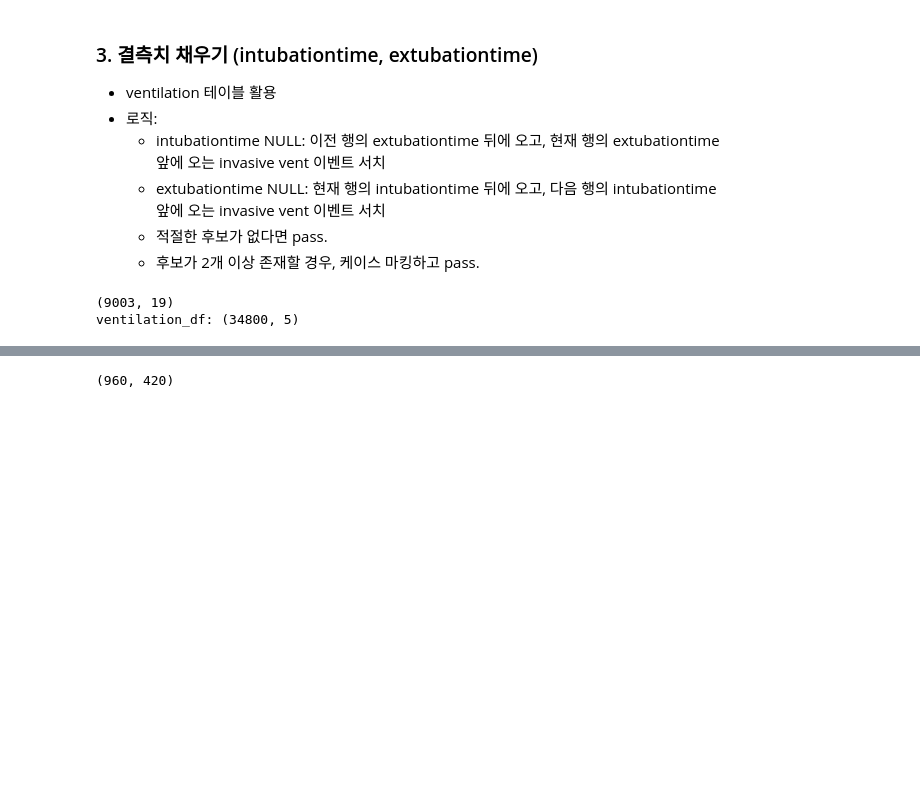
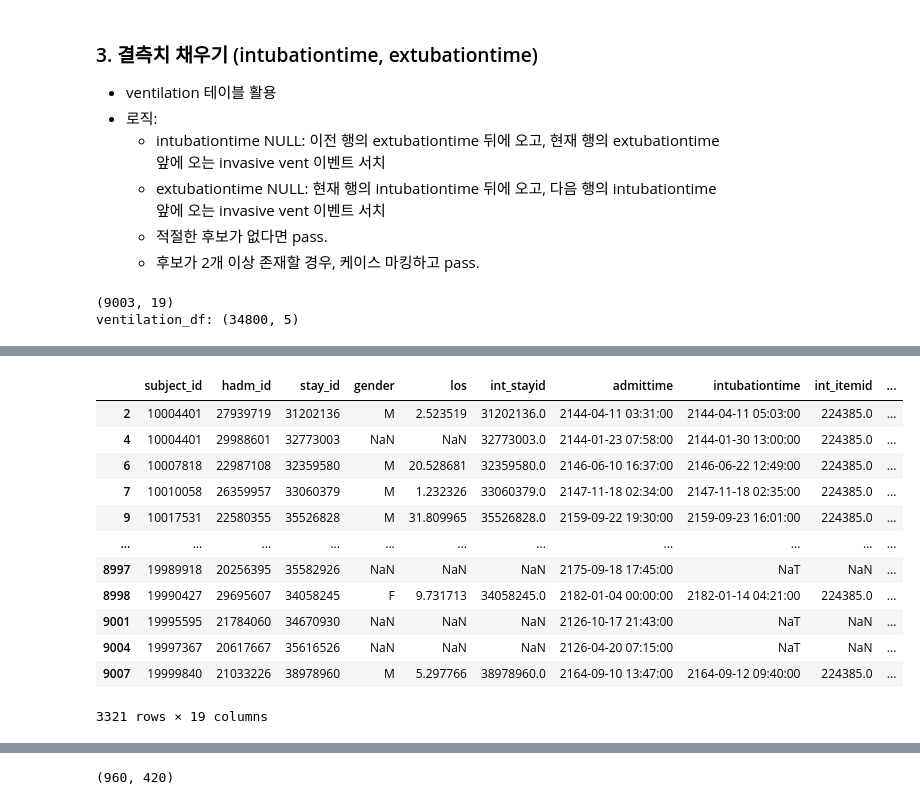
Before and after one commit to sujungleeml/P1_extubationfailure, a Jupyter notebook: 이수정/mimic4_ext_codes/00_subjectlist_prepare02_alignment.ipynb, the cells around one changed output, grey strips where cells are left out. Cells and saved outputs as stored; diff of their text form; code cells hidden in the pictures; blank space fills up the shorter version.

```diff
--- a/이수정/mimic4_ext_codes/00_subjectlist_prepare02_alignment.ipynb
+++ b/이수정/mimic4_ext_codes/00_subjectlist_prepare02_alignment.ipynb
@@ -232,3 +297,19 @@ ventilation_df: (34800, 5)
+# %%
+paired_df[paired_df.intubationtime.isna() | paired_df.extubationtime.isna()]
+# %% [output]
+|  | subject_id | hadm_id | stay_id | gender | los | int_stayid | admittime | intubationtime | int_itemid | ... |
+| 2 | 10004401 | 27939719 | 31202136 | M | 2.523519 | 31202136.0 | 2144-04-11 03:31:00 | 2144-04-11 05:03:00 | 224385.0 | ... |
+| 4 | 10004401 | 29988601 | 32773003 | NaN | NaN | 32773003.0 | 2144-01-23 07:58:00 | 2144-01-30 13:00:00 | 224385.0 | ... |
+| 6 | 10007818 | 22987108 | 32359580 | M | 20.528681 | 32359580.0 | 2146-06-10 16:37:00 | 2146-06-22 12:49:00 | 224385.0 | ... |
+| 7 | 10010058 | 26359957 | 33060379 | M | 1.232326 | 33060379.0 | 2147-11-18 02:34:00 | 2147-11-18 02:35:00 | 224385.0 | ... |
+| 9 | 10017531 | 22580355 | 35526828 | M | 31.809965 | 35526828.0 | 2159-09-22 19:30:00 | 2159-09-23 16:01:00 | 224385.0 | ... |
+| ... | ... | ... | ... | ... | ... | ... | ... | ... | ... | ... |
+| 8997 | 19989918 | 20256395 | 35582926 | NaN | NaN | NaN | 2175-09-18 17:45:00 | NaT | NaN | ... |
+| 8998 | 19990427 | 29695607 | 34058245 | F | 9.731713 | 34058245.0 | 2182-01-04 00:00:00 | 2182-01-14 04:21:00 | 224385.0 | ... |
+| 9001 | 19995595 | 21784060 | 34670930 | NaN | NaN | NaN | 2126-10-17 21:43:00 | NaT | NaN | ... |
+| 9004 | 19997367 | 20617667 | 35616526 | NaN | NaN | NaN | 2126-04-20 07:15:00 | NaT | NaN | ... |
+| 9007 | 19999840 | 21033226 | 38978960 | M | 5.297766 | 38978960.0 | 2164-09-10 13:47:00 | 2164-09-12 09:40:00 | 224385.0 | ... |
+3321 rows × 19 columns
 # %%
 single_row_results_list, multirow_candidates_list = imp.ventilation_search(ventilation_df, paired_df)   # 후보군 추출
 paired_df2 = imp.impute_candidates(paired_df, single_row_results_list, multirow_candidates_list, ventilation_df)   # 후보군으로 결측치 대체
```
Also changed, not shown: parts of 27 cells of this notebook.
